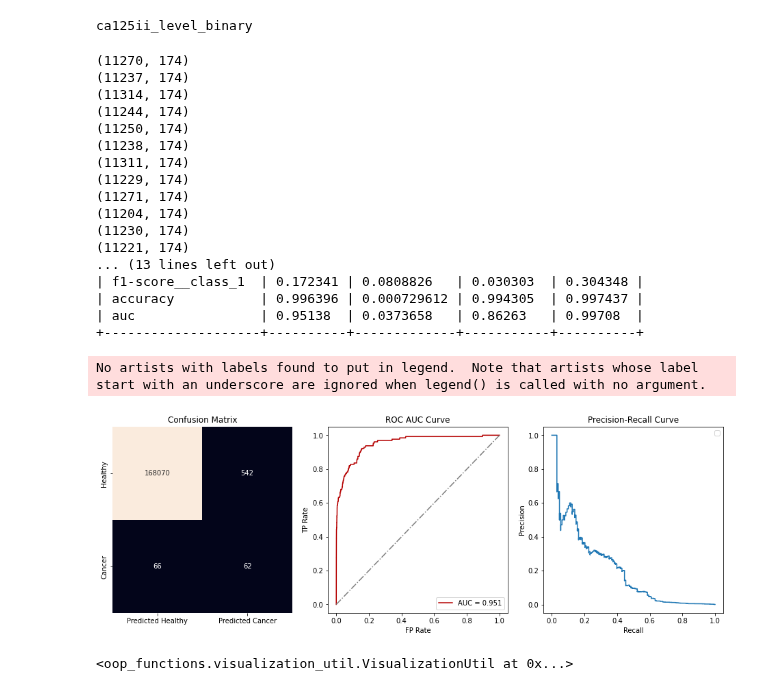
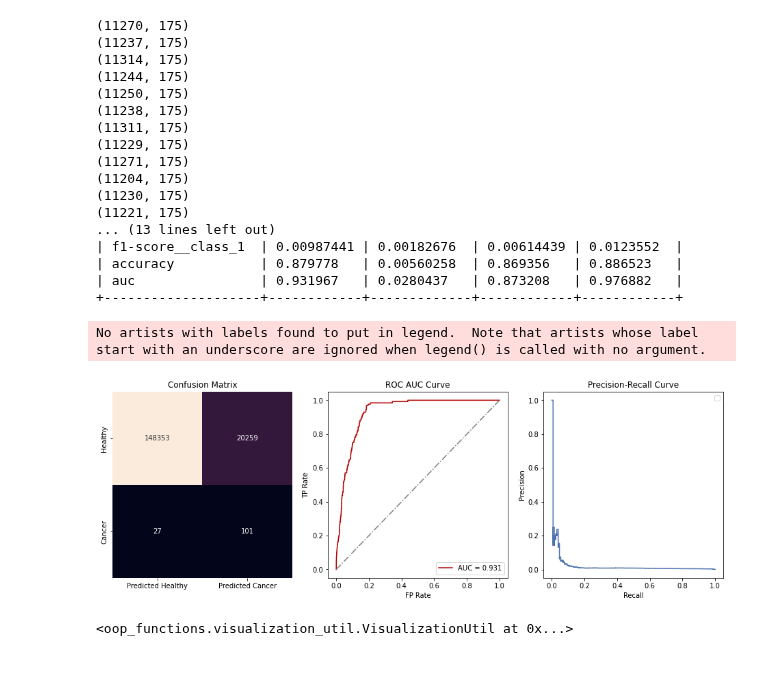
Before and after one commit to fedorenkood/ovarian_cancer_models, a Jupyter notebook: running_tests_single_label.ipynb, the cells around one changed output. Cells and saved outputs as stored; diff of their text form; code cells hidden in the pictures.

Commit message:
added imputer storage, single label test on the whole dataset, histograms for cancer type

```diff
--- a/running_tests_single_label.ipynb
+++ b/running_tests_single_label.ipynb
@@ -111,0 +115,4 @@ No artists with labels found to put in legend.  Note that artists whose label st
+# %%
+cv_analytics_util.update_thresholds(0.03)
+cv_analytics_util.get_cv_report();
+cv_analytics_util.display_graph()
@@ -115,44 +138,55 @@ test_cols = cv_analytics_util.analytics_utils[0].data_util.test_df.columns.to_li
 for col in test_cols:
     if col not in single_test_cols:
         print(col)
-# %% [output]
-ca125ii_level_binary
+# %%
+from oop_functions.util_functions import summarize_features, print_df, convert_numeric_to_float16
+
+processed_data = pd.read_csv('./processed_dataset/recent_propagated_dataset.csv', index_col=0)
+processed_data = convert_numeric_to_float16(processed_data)
+# %%
+
+processed_data['ca125ii_level_binary'] = np.nan
+processed_data.loc[processed_data['ca125ii_level'] < 35, 'ca125ii_level_binary'] = 1
+processed_data.loc[processed_data['ca125ii_level'] >= 35 , 'ca125ii_level_binary'] = 2
 # %%
 # Create a copy of the whole dataset
 label = 'cancer_in_next_1_years'
 full_dataset = []
 for analytics_util in cv_analytics_util.analytics_utils:
     X_test = analytics_util.data_util.test_df
     full_dataset.append(X_test.copy())
 full_dataset = pd.concat(full_dataset)
-full_dataset = full_dataset.drop('ca125ii_level_binary', axis=1)
+processed_data = processed_data[full_dataset.columns]
+full_dataset = processed_data[processed_data[id_col].isin(full_dataset[id_col])]
 # Add those records to the test datasets of the single label dataset and test its validity
 for analytics_util in single_cv_analytics_util.analytics_utils:
     idx = analytics_util.data_util.test_df['plco_id'].to_list()
     print((full_dataset[full_dataset['plco_id'].isin(idx)].shape))
     analytics_util.data_util.test_df = full_dataset[full_dataset['plco_id'].isin(idx)]
+    analytics_util.data_util.test_df = analytics_util.data_util.imputer.imputer_transform(analytics_util.data_util.test_df)
+single_cv_analytics_util.update_thresholds(0.2)
 single_cv_analytics_util.get_cv_report();
 single_cv_analytics_util.display_graph()
 # %% [output]
-(11270, 174)
-(11237, 174)
-(11314, 174)
-(11244, 174)
-(11250, 174)
-(11238, 174)
-(11311, 174)
-(11229, 174)
-(11271, 174)
-(11204, 174)
-(11230, 174)
-(11221, 174)
+(11270, 175)
+(11237, 175)
+(11314, 175)
+(11244, 175)
+(11250, 175)
+(11238, 175)
+(11311, 175)
+(11229, 175)
+(11271, 175)
+(11204, 175)
+(11230, 175)
+(11221, 175)
 ... (13 lines left out)
-| f1-score__class_1  | 0.172341 | 0.0808826   | 0.030303  | 0.304348 |
-| accuracy           | 0.996396 | 0.000729612 | 0.994305  | 0.997437 |
-| auc                | 0.95138  | 0.0373658   | 0.86263   | 0.99708  |
-+--------------------+----------+-------------+-----------+----------+
+| f1-score__class_1  | 0.00987441 | 0.00182676  | 0.00614439 | 0.0123552  |
+| accuracy           | 0.879778   | 0.00560258  | 0.869356   | 0.886523   |
+| auc                | 0.931967   | 0.0280437   | 0.873208   | 0.976882   |
++--------------------+------------+-------------+------------+------------+
 No artists with labels found to put in legend.  Note that artists whose label start with an underscore are ignored when legend() is called with no argument.
-[figure, old version]
+[figure, new version]
 <oop_functions.visualization_util.VisualizationUtil at 0x...>
 # %%
 id_col = 'index'
```
Also changed, not shown: parts of 8 cells of this notebook, 5 other files.
